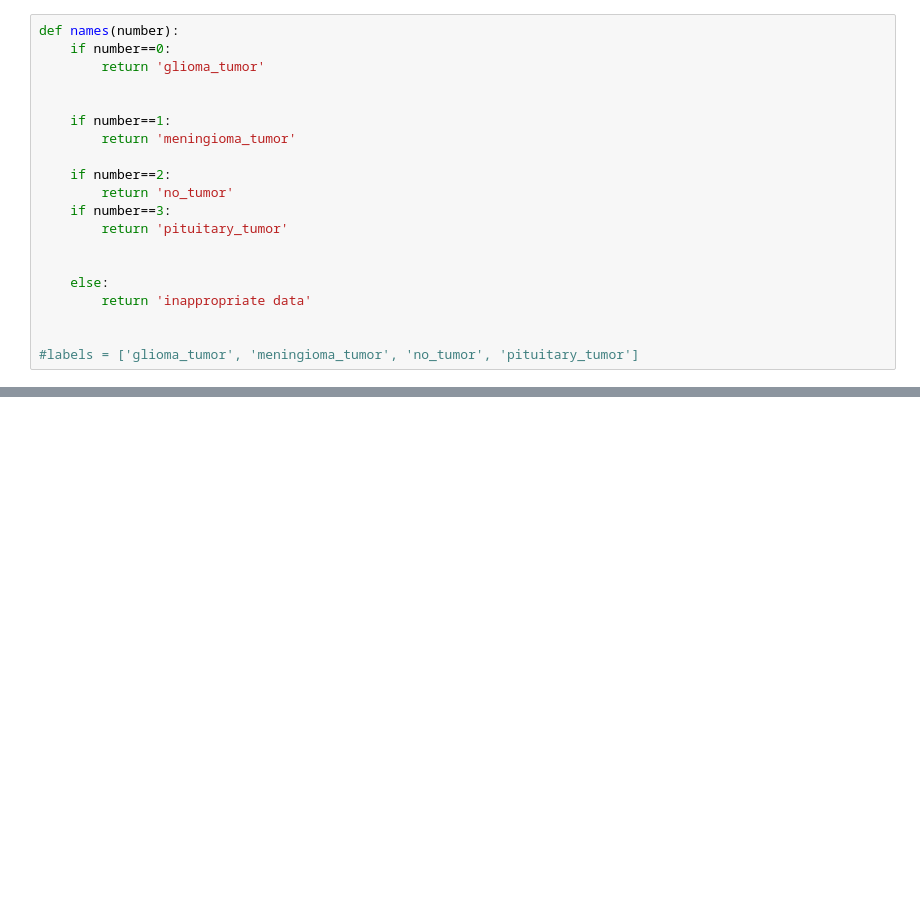
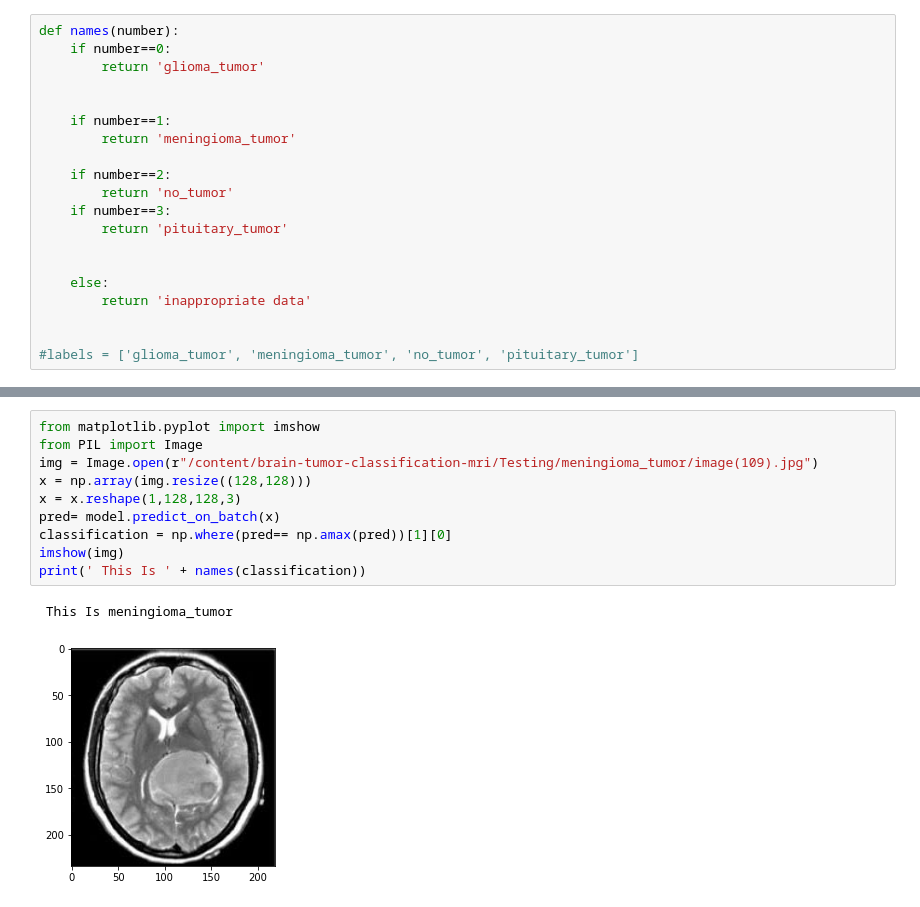
Before and after one commit to Janvi161945/Brain-Tumor-Classification, a Jupyter notebook: Final_Brain_Tumor_Classification.ipynb, the cells around one changed output, grey strips where cells are left out. Drawn from its saved outputs; the diff is of its cells as text; blank space fills up the shorter version.

```diff
--- a/Final_Brain_Tumor_Classification.ipynb
+++ b/Final_Brain_Tumor_Classification.ipynb
@@ -266,0 +269,13 @@ print(' This Is ' + names(classification))
+# %%
+from matplotlib.pyplot import imshow
+from PIL import Image
+img = Image.open(r"/content/brain-tumor-classification-mri/Testing/meningioma_tumor/image(109).jpg")
+x = np.array(img.resize((128,128)))
+x = x.reshape(1,128,128,3)
+pred= model.predict_on_batch(x)
+classification = np.where(pred== np.amax(pred))[1][0]
+imshow(img)
+print(' This Is ' + names(classification))
+# %% [output]
+ This Is meningioma_tumor
+[figure, added]
```
Also changed, not shown: parts of 9 cells of this notebook.
